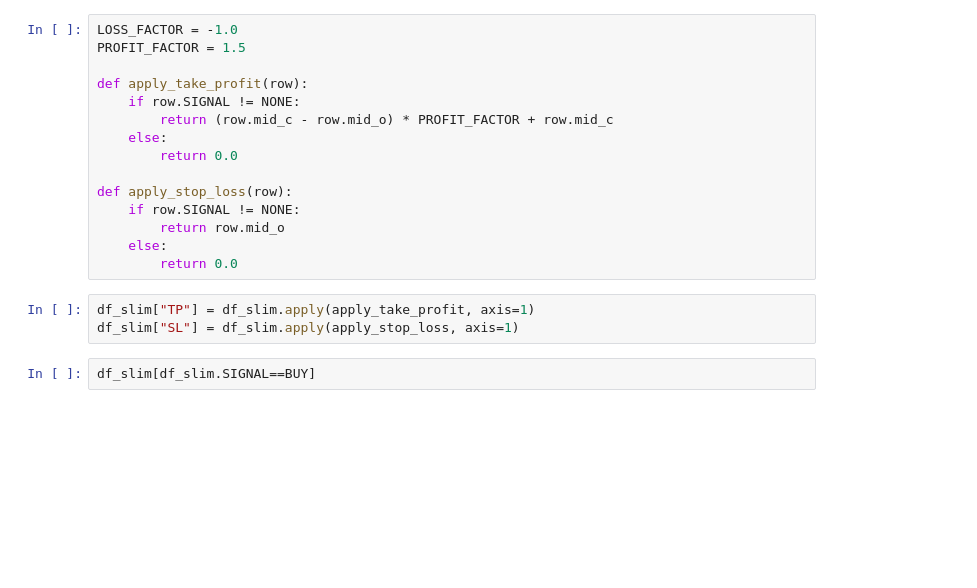
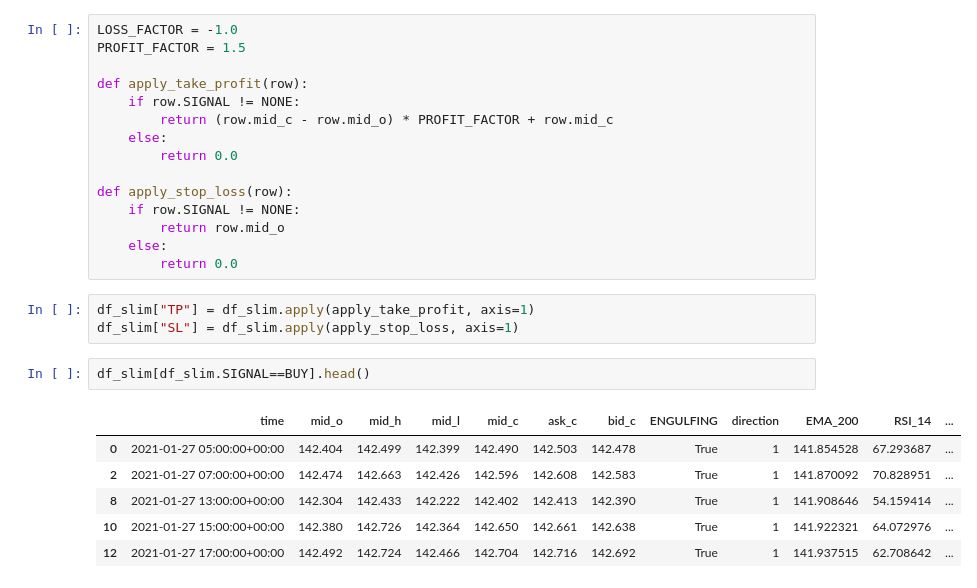
Before and after one commit to pochiman/algorithmic-forex-trading, a Jupyter notebook: exploration/Guru_1_EMA200_RSI_Over50.ipynb, the cells around one changed output. Drawn from its saved outputs; the diff is of its cells as text; blank space fills up the shorter version.

```diff
--- a/exploration/Guru_1_EMA200_RSI_Over50.ipynb
+++ b/exploration/Guru_1_EMA200_RSI_Over50.ipynb
@@ -108,4 +108,11 @@ def apply_stop_loss(row):
 df_slim["TP"] = df_slim.apply(apply_take_profit, axis=1)
 df_slim["SL"] = df_slim.apply(apply_stop_loss, axis=1)
 # %%
-df_slim[df_slim.SIGNAL==BUY]
+df_slim[df_slim.SIGNAL==BUY].head()
+# %% [output]
+|  | time | mid_o | mid_h | mid_l | mid_c | ask_c | bid_c | ENGULFING | direction | EMA_200 | RSI_14 | ... |
+| 0 | 2021-01-27 05:00:00+00:00 | 142.404 | 142.499 | 142.399 | 142.490 | 142.503 | 142.478 | True | 1 | 141.854528 | 67.293687 | ... |
+| 2 | 2021-01-27 07:00:00+00:00 | 142.474 | 142.663 | 142.426 | 142.596 | 142.608 | 142.583 | True | 1 | 141.870092 | 70.828951 | ... |
+| 8 | 2021-01-27 13:00:00+00:00 | 142.304 | 142.433 | 142.222 | 142.402 | 142.413 | 142.390 | True | 1 | 141.908646 | 54.159414 | ... |
+| 10 | 2021-01-27 15:00:00+00:00 | 142.380 | 142.726 | 142.364 | 142.650 | 142.661 | 142.638 | True | 1 | 141.922321 | 64.072976 | ... |
+| 12 | 2021-01-27 17:00:00+00:00 | 142.492 | 142.724 | 142.466 | 142.704 | 142.716 | 142.692 | True | 1 | 141.937515 | 62.708642 | ... |
```
Also changed, not shown: parts of 1 cell of this notebook.
